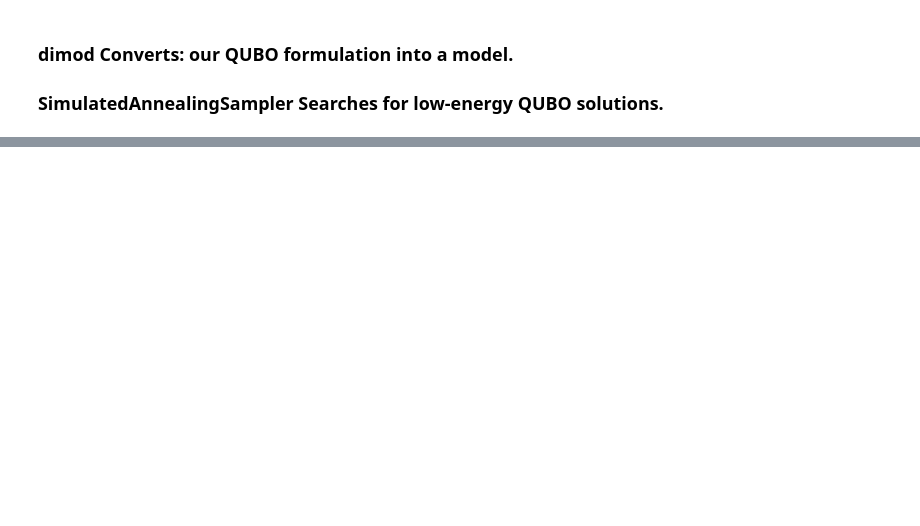
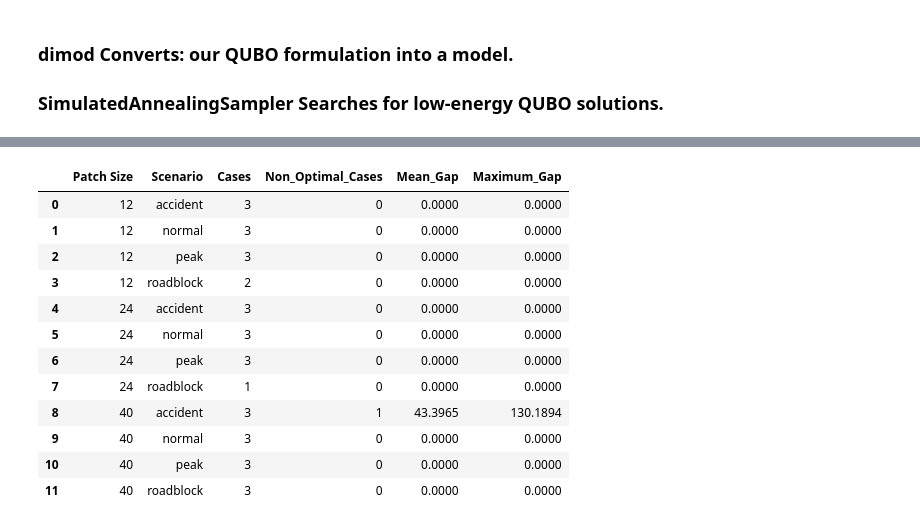
Before and after one commit to Snehamn24/Ambulance-QUBO, a Jupyter notebook: Ambulance_QUBO_Research_Implementation.ipynb, the cells around one changed output, grey strips where cells are left out. Cells and saved outputs as stored; diff of their text form; code cells hidden in the pictures; blank space fills up the shorter version.

```diff
--- a/Ambulance_QUBO_Research_Implementation.ipynb
+++ b/Ambulance_QUBO_Research_Implementation.ipynb
@@ -217,0 +2722,11 @@ All required libraries are ready.
+# %%
+import json
+
+with open("/content/road_graph.json", "r") as f:
+    graph_data = json.load(f)
+
+print("FIRST NODE:")
+print(graph_data["nodes"][0])
+
+print("\nFIRST EDGE:")
+print(graph_data["edges"][0])
@@ -217,0 +5422,67 @@ All required libraries are ready.
+# %%
+# SECTION 9.7.3 — Inspect cases where candidate routes are not optimal
+
+gap_col = "Candidate Gap vs Dijkstra (%)"
+
+reachable_candidates = candidate_experiment_df[
+    (candidate_experiment_df["Candidate Status"] == "ok") &
+    candidate_experiment_df[gap_col].notna()
+].copy()
+
+nonoptimal_candidates = reachable_candidates[
+    reachable_candidates[gap_col] > 1e-9
+].sort_values(gap_col, ascending=False)
+
+print("REACHABLE CANDIDATE CASES:", len(reachable_candidates))
+print("NON-OPTIMAL CANDIDATE CASES:", len(nonoptimal_candidates))
+
+print("\nNON-OPTIMAL CANDIDATE ROUTES")
+display(nonoptimal_candidates)
+
+# Compare raw SA and hybrid performance on those same cases
+if "Case ID" in paired_sa_df.columns:
+    difficult_case_ids = nonoptimal_candidates["Case ID"].tolist()
+
+    difficult_sa_results = paired_sa_df[
+        paired_sa_df["Case ID"].isin(difficult_case_ids)
+    ].copy()
+
+    print("\nSA RESULTS FOR NON-OPTIMAL CANDIDATE CASES")
+
+    comparison_columns = [
+        "Case ID", "Patch Size", "Scenario", "Method", "Seed",
+        "SA Feasible Fraction",
+        "SA Best Feasible Time (s)",
+        "Candidate Time (s)",
+        "Final Time (s)",
+        "Improvement vs Candidate (%)",
+        "Candidate Retained",
+        "Gap vs Dijkstra (%)"
+    ]
+
+    comparison_columns = [
+        col for col in comparison_columns
+        if col in difficult_sa_results.columns
+    ]
+
+    display(
+        difficult_sa_results[comparison_columns]
+        .sort_values(["Case ID", "Method", "Seed"])
+    )
+
+# Summarize candidate gaps by patch size and scenario
+print("\nCANDIDATE GAP BY PATCH SIZE AND SCENARIO")
+
+gap_summary = reachable_candidates.groupby(
+    ["Patch Size", "Scenario"]
+).agg(
+    Cases=(gap_col, "size"),
+    Non_Optimal_Cases=(
+        gap_col, lambda values: (values > 1e-9).sum()
+    ),
+    Mean_Gap=(gap_col, "mean"),
+    Maximum_Gap=(gap_col, "max")
+).reset_index()
+
+display(gap_summary.round(4))
+# %% [output]
@@ -217,0 +5502,13 @@ All required libraries are ready.
+|  | Patch Size | Scenario | Cases | Non_Optimal_Cases | Mean_Gap | Maximum_Gap |
+| 0 | 12 | accident | 3 | 0 | 0.0000 | 0.0000 |
+| 1 | 12 | normal | 3 | 0 | 0.0000 | 0.0000 |
+| 2 | 12 | peak | 3 | 0 | 0.0000 | 0.0000 |
+| 3 | 12 | roadblock | 2 | 0 | 0.0000 | 0.0000 |
+| 4 | 24 | accident | 3 | 0 | 0.0000 | 0.0000 |
+| 5 | 24 | normal | 3 | 0 | 0.0000 | 0.0000 |
+| 6 | 24 | peak | 3 | 0 | 0.0000 | 0.0000 |
+| 7 | 24 | roadblock | 1 | 0 | 0.0000 | 0.0000 |
+| 8 | 40 | accident | 3 | 1 | 43.3965 | 130.1894 |
+| 9 | 40 | normal | 3 | 0 | 0.0000 | 0.0000 |
+| 10 | 40 | peak | 3 | 0 | 0.0000 | 0.0000 |
+| 11 | 40 | roadblock | 3 | 0 | 0.0000 | 0.0000 |
```
Also changed, not shown: parts of 139 cells of this notebook.
